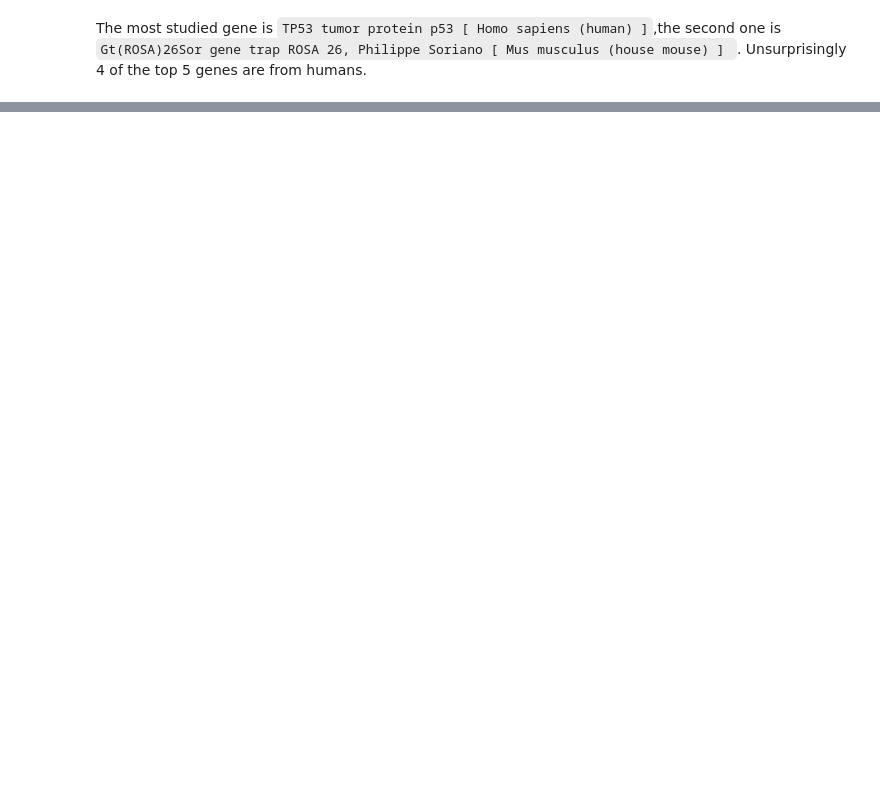
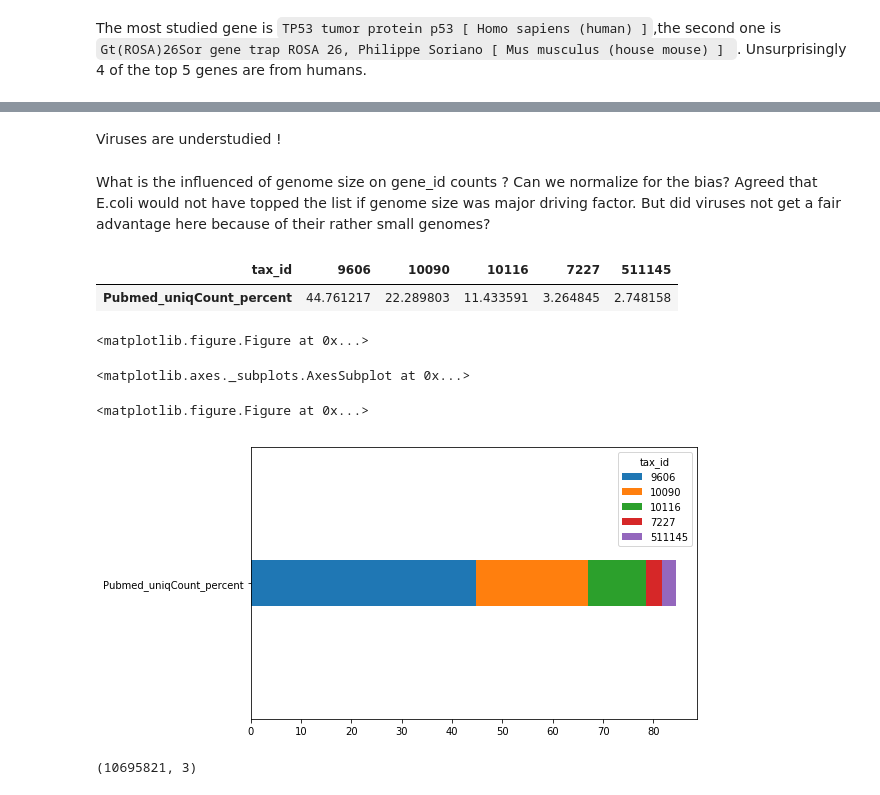
Before and after one commit to nsarode/popular_gene_prok, a Jupyter notebook: worked.ipynb, the cells around one changed output, grey strips where cells are left out. Drawn from its saved outputs; the diff is of its cells as text; code cells hidden in the pictures; blank space fills up the shorter version.

```diff
--- a/worked.ipynb
+++ b/worked.ipynb
@@ -20,0 +152,6 @@ The most studied gene is `TP53 tumor protein p53 [ Homo sapiens (human) ]`,the s
+# %%
+tx_gp_pubmedCount = gene2pubmed.groupby('tax_id', as_index=False)['PubMed_ID'].agg({'Pubmed_count': "count",'Pubmed_uniqcount': 'nunique'}) # because pandas preserves the row index and we need it reset to be sorted
+tx_gp_pubmedCount.head()
+tx_gp_pubmedCount.sort_values('Pubmed_count', ascending=False).head(n=10)
+tx_gp_pubmedCount.sort_values('Pubmed_uniqcount', ascending=False).head(n=10)
+tx_gp_pubmedCount.sort_values('Pubmed_uniqcount', ascending=False).tail(n=10)
@@ -20,0 +222,8 @@ The most studied gene is `TP53 tumor protein p53 [ Homo sapiens (human) ]`,the s
+# %%
+import numpy as np
+totalpubmeduniqCountspp =  tx_gp_pubmedCount[['tax_id','Pubmed_uniqcount']].sort_values('Pubmed_uniqcount', ascending=False)
+totalpubmeduniqCountspp.head()
+totalpubmeduniqCountspp.tail()
+totalpubmeduniqCountspp['Pubmed_uniqCount_percent'] = (totalpubmeduniqCountspp['Pubmed_uniqcount']/totalpubmeduniqCountspp['Pubmed_uniqcount'].sum())*100
+totalpubmeduniqCountspp.head(n=10)
+totalpubmeduniqCountspp.tail(n=10)
@@ -20,0 +265,22 @@ The most studied gene is `TP53 tumor protein p53 [ Homo sapiens (human) ]`,the s
+# %% [markdown]
+Viruses are understudied !
+# %% [markdown]
+What is the influenced of genome size on gene_id counts ? Can we normalize for the bias? Agreed that E.coli would not have topped the list if genome size was major driving factor. But did viruses not get a fair advantage here because of their rather small genomes?
+# %%
+#totalpubmeduniqCountspp.head()
+totalpubmeduniqCountspp_per = totalpubmeduniqCountspp[['tax_id','Pubmed_uniqCount_percent']]
+test = totalpubmeduniqCountspp_per.head().set_index('tax_id').T
+test.head()
+plt.figure(figsize=(20,20))
+test.head().plot.barh(stacked=True, width = 0.1,figsize = (8,5))
+# %% [output]
+| tax_id | 9606 | 10090 | 10116 | 7227 | 511145 |
+| Pubmed_uniqCount_percent | 44.761217 | 22.289803 | 11.433591 | 3.264845 | 2.748158 |
+<matplotlib.figure.Figure at 0x...>
+<matplotlib.axes._subplots.AxesSubplot at 0x...>
+<matplotlib.figure.Figure at 0x...>
+[figure, added]
+# %%
+gene2pubmed.shape
+# %% [output]
+(10695821, 3)
```
Also changed, not shown: parts of 13 cells of this notebook, 1 other file.
